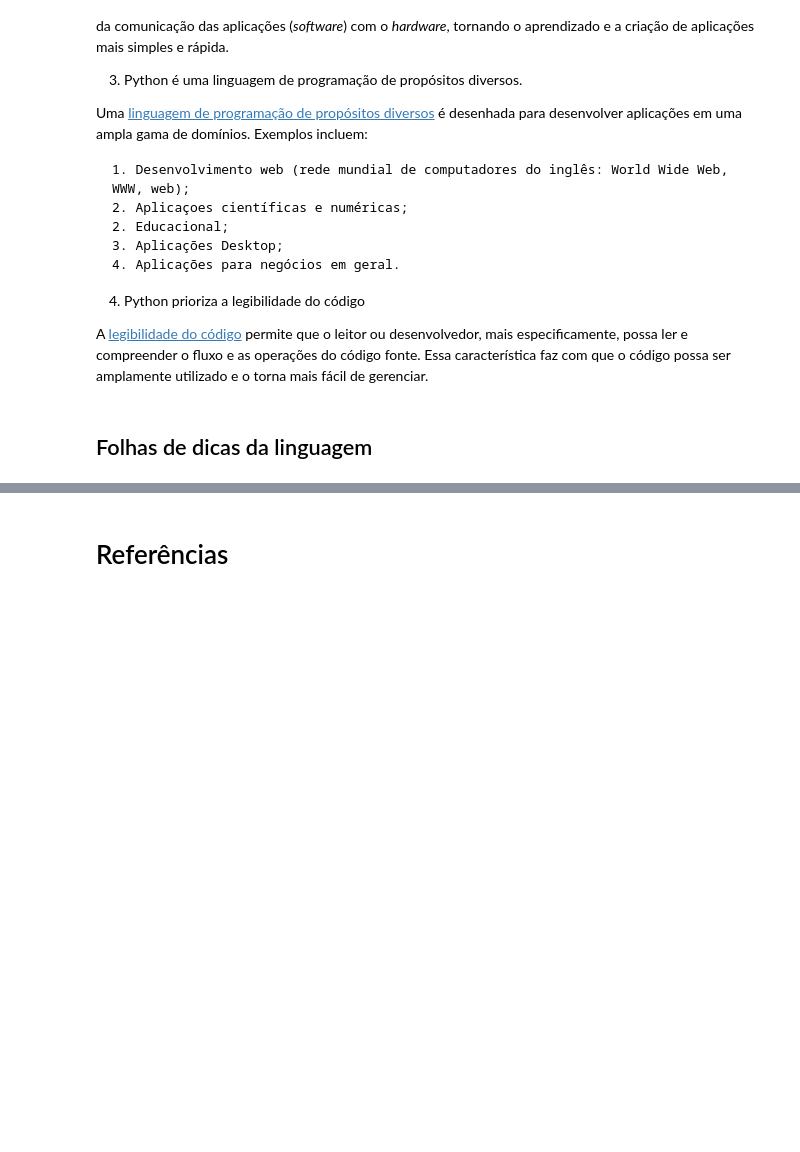
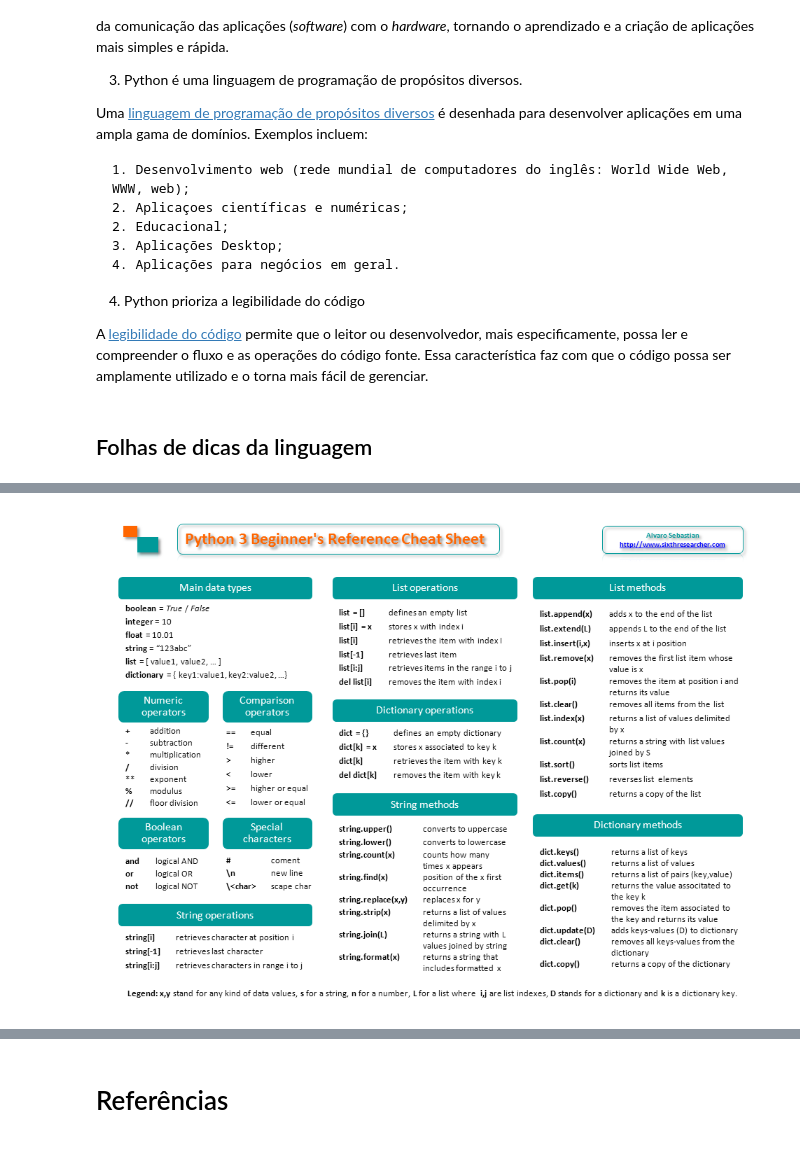
Before and after one commit to computational-chemical-biology/DataScience, a Jupyter notebook: 2-Introduction_to_python_programming_language.ipynb, the cells around one changed output, grey strips where cells are left out. Drawn from its saved outputs; the diff is of its cells as text; code cells hidden in the pictures; blank space fills up the shorter version.

```diff
--- a/2-Introduction_to_python_programming_language.ipynb
+++ b/2-Introduction_to_python_programming_language.ipynb
@@ -41,0 +40,5 @@ A [legibilidade do código](https://en.wikipedia.org/wiki/Computer_programming#R
+# %%
+from IPython.display import Image
+Image(filename="./figuras/Python3_reference_cheat_sheet_front.png")
+# %% [output]
+[figure, added]
```
Also changed, not shown: parts of 5 cells of this notebook, 16 other files.
